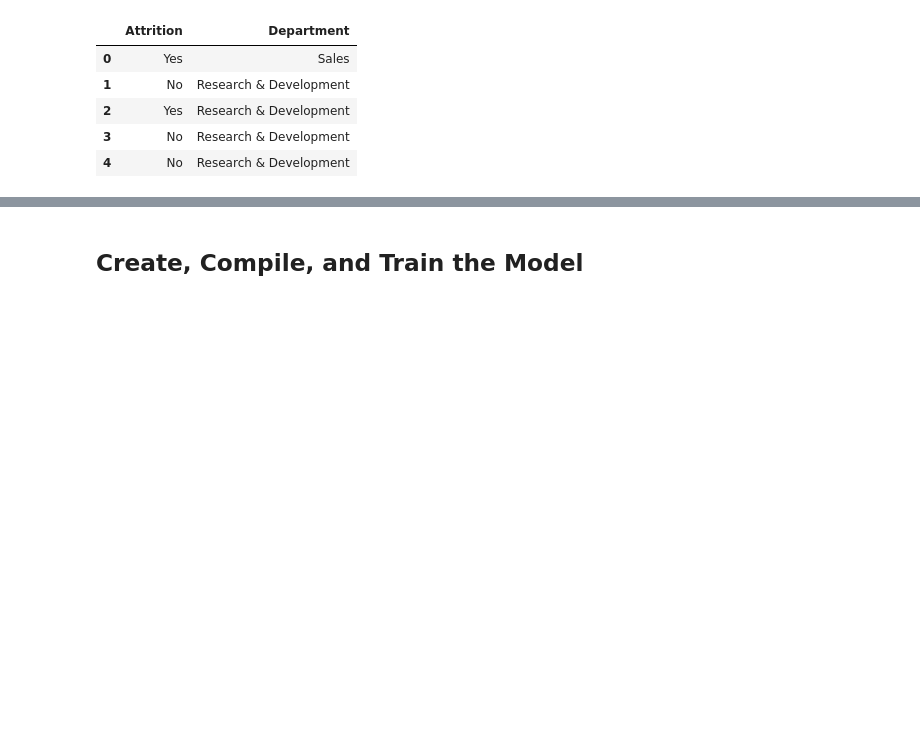
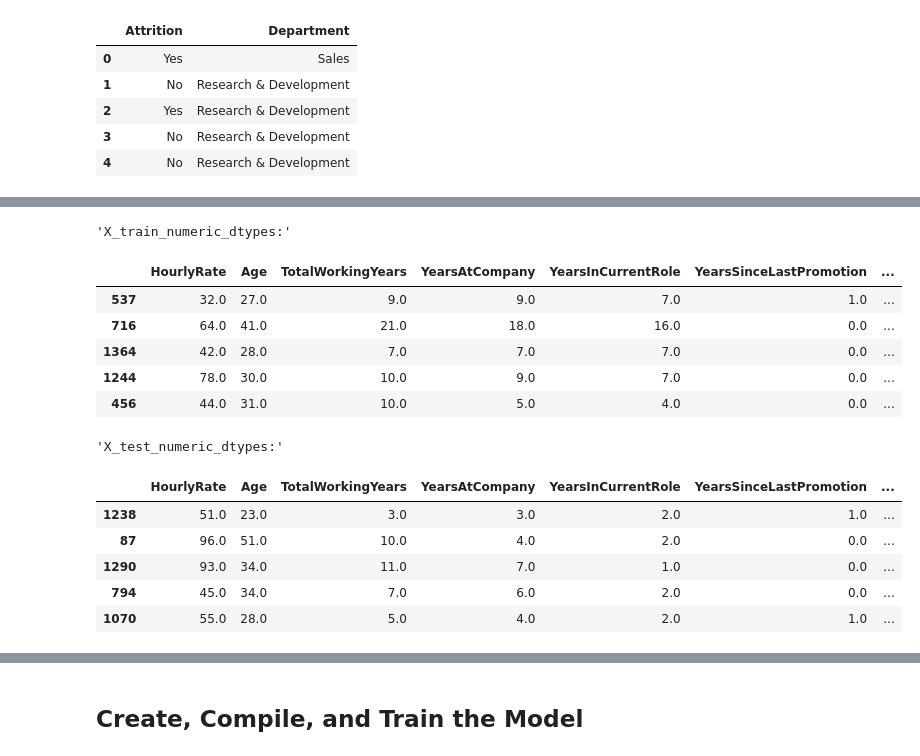
Before and after one commit to Buford4/neural-network-challenge-2, a Jupyter notebook: attrition.ipynb, the cells around one changed output, grey strips where cells are left out. Drawn from its saved outputs; the diff is of its cells as text; code cells hidden in the pictures; blank space fills up the shorter version.

```diff
--- a/attrition.ipynb
+++ b/attrition.ipynb
@@ -82,7 +160,25 @@ X_train, X_test, y_train, y_test = train_test_split(X_df, y_df, random_state=78)
-# %%
-# Convert your X data to numeric data types however you see fit
-X_train = pd.get_dummies(X_train)
-X_test = pd.get_dummies(X_test)
+# %%
+# Convert the X data to numeric data types for machine learning model with float32 for memory efficiency.
+X_train_numeric_dtypes = X_train.astype('float32')
+X_test_numeric_dtypes = X_test.astype('float32')
+
+display('X_train_numeric_dtypes:', X_train_numeric_dtypes.head())
+display('X_test_numeric_dtypes:', X_test_numeric_dtypes.head())
+# %% [output]
+'X_train_numeric_dtypes:'
+|  | HourlyRate | Age | TotalWorkingYears | YearsAtCompany | YearsInCurrentRole | YearsSinceLastPromotion | ... |
+| 537 | 32.0 | 27.0 | 9.0 | 9.0 | 7.0 | 1.0 | ... |
+| 716 | 64.0 | 41.0 | 21.0 | 18.0 | 16.0 | 0.0 | ... |
+| 1364 | 42.0 | 28.0 | 7.0 | 7.0 | 7.0 | 0.0 | ... |
+| 1244 | 78.0 | 30.0 | 10.0 | 9.0 | 7.0 | 0.0 | ... |
+| 456 | 44.0 | 31.0 | 10.0 | 5.0 | 4.0 | 0.0 | ... |
+'X_test_numeric_dtypes:'
+|  | HourlyRate | Age | TotalWorkingYears | YearsAtCompany | YearsInCurrentRole | YearsSinceLastPromotion | ... |
+| 1238 | 51.0 | 23.0 | 3.0 | 3.0 | 2.0 | 1.0 | ... |
+| 87 | 96.0 | 51.0 | 10.0 | 4.0 | 2.0 | 0.0 | ... |
+| 1290 | 93.0 | 34.0 | 11.0 | 7.0 | 1.0 | 0.0 | ... |
+| 794 | 45.0 | 34.0 | 7.0 | 6.0 | 2.0 | 0.0 | ... |
+| 1070 | 55.0 | 28.0 | 5.0 | 4.0 | 2.0 | 1.0 | ... |
 # %%
 # Create a StandardScaler
 from sklearn.preprocessing import StandardScaler
```
Also changed, not shown: parts of 14 cells of this notebook.
